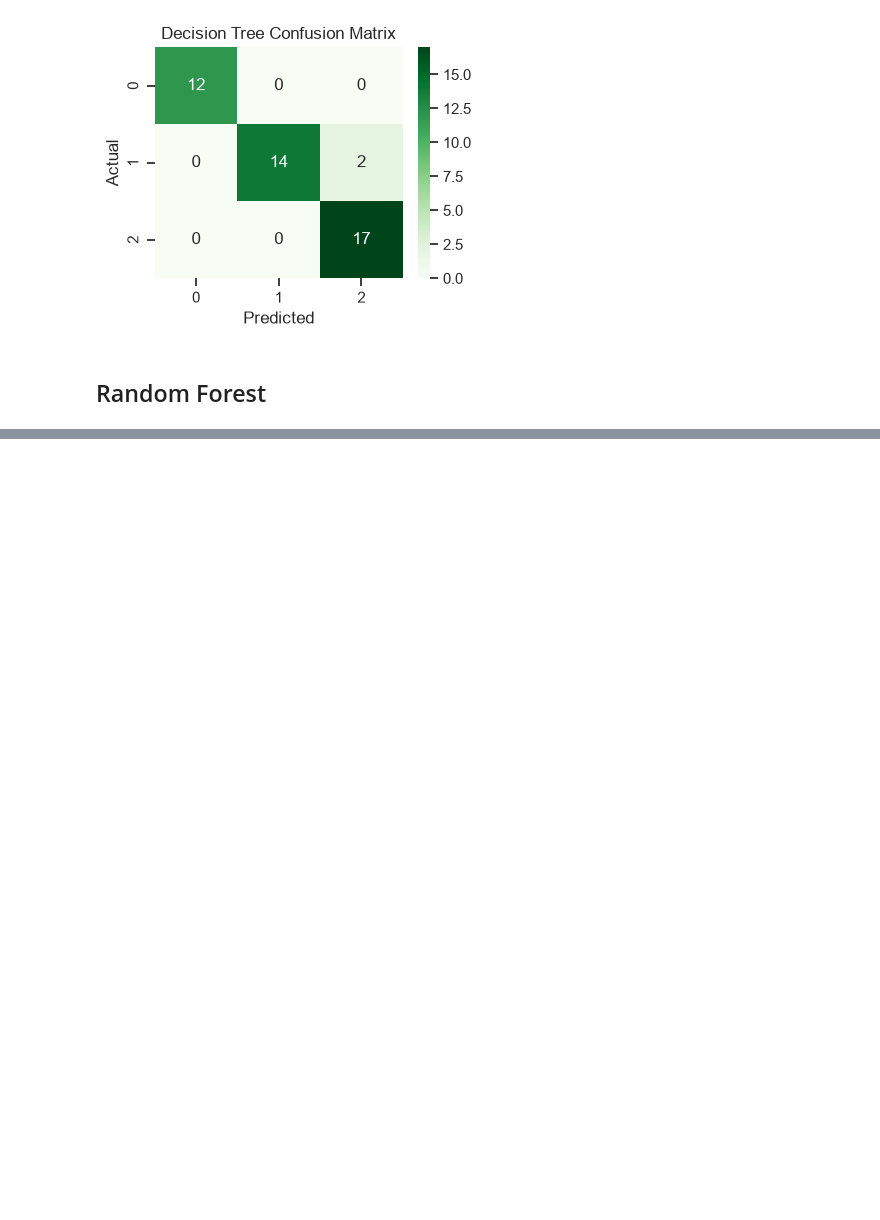
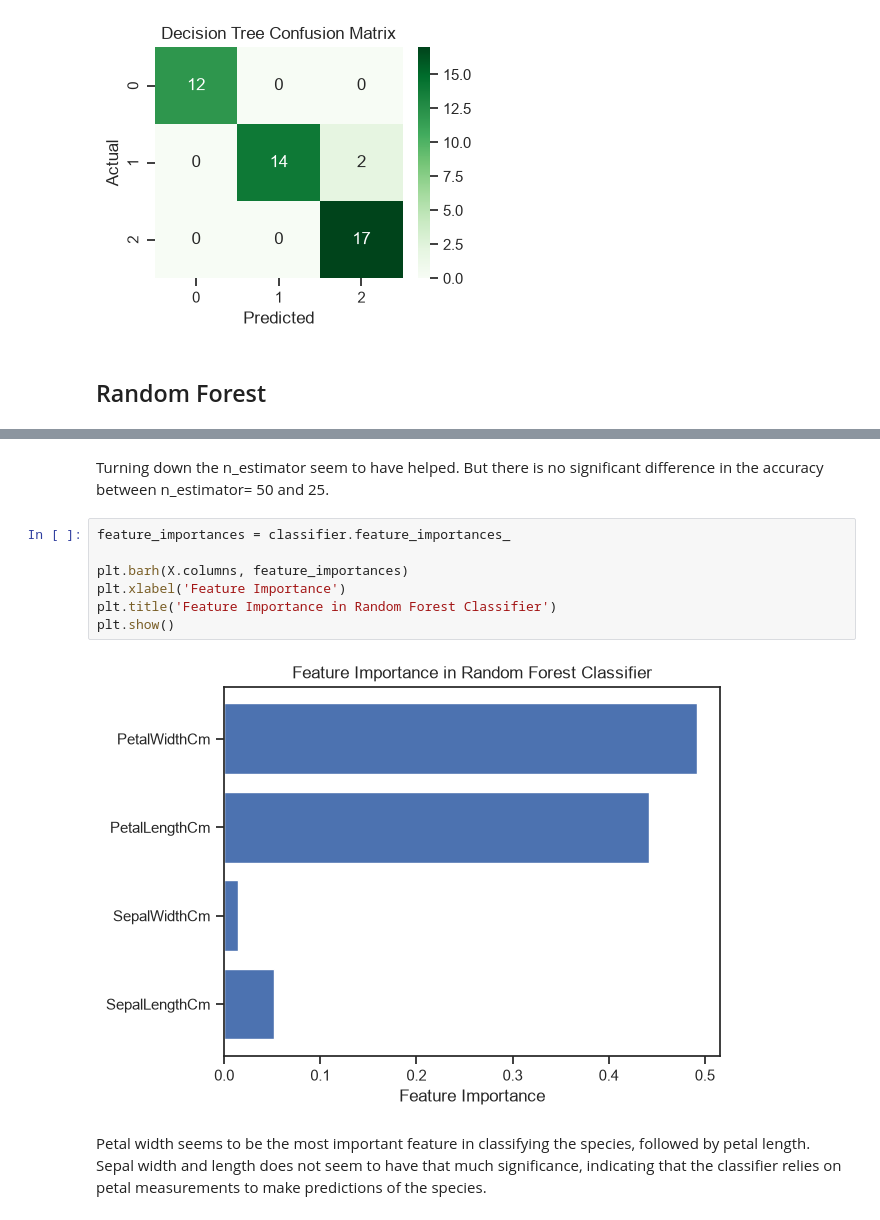
Before and after one commit to khaisint27/data-science-learning, a Jupyter notebook: machine-learning/Iris/iris_exploration.ipynb, the cells around one changed output, grey strips where cells are left out. Saved outputs shown, nothing was run; the diff lists cells and outputs as text; blank space fills up the shorter version.

```diff
--- a/machine-learning/Iris/iris_exploration.ipynb
+++ b/machine-learning/Iris/iris_exploration.ipynb
@@ -216,0 +309,13 @@ Decision Tree Accuracy: 0.9555555555555556
+# %% [markdown]
+Turning down the n_estimator seem to have helped. But there is no significant difference in the accuracy between n_estimator= 50 and 25.
+# %%
+feature_importances = classifier.feature_importances_
+
+plt.barh(X.columns, feature_importances)
+plt.xlabel('Feature Importance')
+plt.title('Feature Importance in Random Forest Classifier')
+plt.show()
+# %% [output]
+[figure, added]
+# %% [markdown]
+Petal width seems to be the most important feature in classifying the species, followed by petal length. Sepal width and length does not seem to have that much significance, indicating that the classifier relies on petal measurements to make predictions of the species.
```
Also changed, not shown: parts of 13 cells of this notebook.
